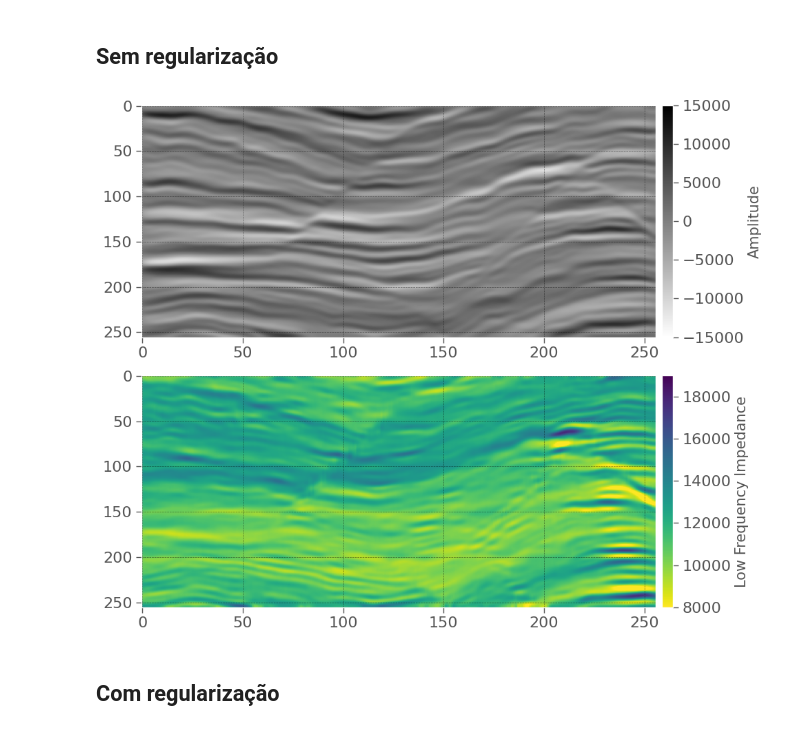
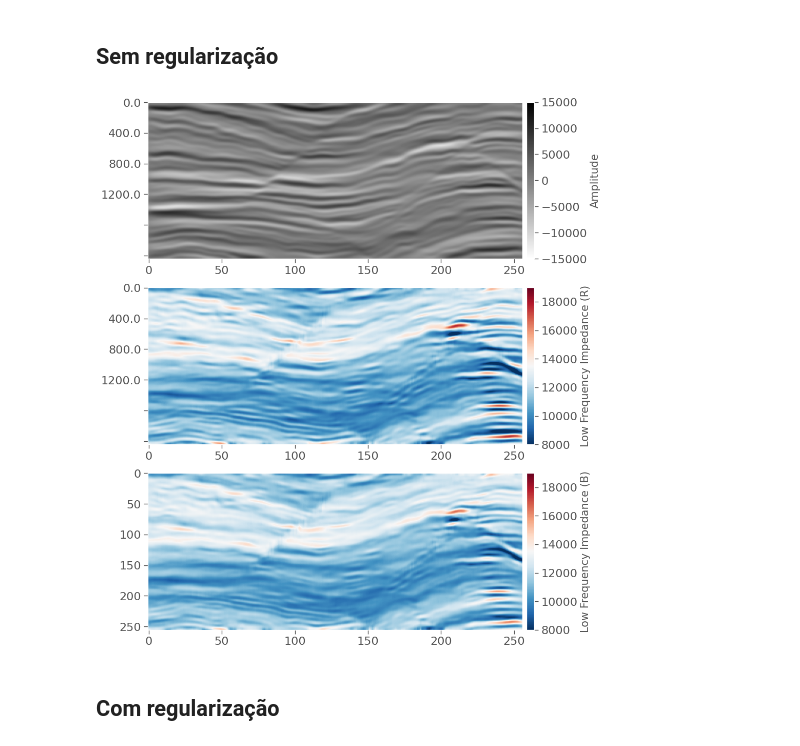
Before and after one commit to albano-a/inversion_methods_algorithms, a Jupyter notebook: full_section.ipynb, the cells around one changed output. Cells and saved outputs as stored; diff of their text form; code cells hidden in the pictures.

```diff
--- a/full_section.ipynb
+++ b/full_section.ipynb
@@ -270,13 +273,13 @@ inverted_impedance_final = inverted_impedance + imp_background
 # %%
 # Butterworth
 # Placeholder para os resultados da impedância acústica invertida
-inverted_impedance = np.zeros_like(data_imp)
+inverted_impedance_butter = np.zeros_like(data_imp)
 
 # Loop ao longo do eixo y para aplicar a inversão em cada seção de x-z
 for iy in range(ny):
     # Selecionar a seção sísmica e a impedância para a posição atual y
-    seismic_section = data_amp[:, :, iy]
-    impedance_section = imp_background[:, :, iy]
+    seismic_section_b = data_amp[:, :, iy]
+    impedance_section_b = imp_background[:, :, iy]
 
     # Aplicar a inversão usando o operador PPop e os dados de amplitude
     # A inversão poderia ser algo como:
@@ -285,48 +288,64 @@ for iy in range(ny):
     # Aqui, você precisa definir 'algum_algoritmo_de_inversao', que pode ser um solver de mínimos quadrados,
     # ou outro método de inversão oferecido pela biblioteca Pylops ou uma customizada por você.
     # Por exemplo, pode ser algo como:
-    inverted_impedance_section = \
+    inverted_impedance_section_butter = \
         pylops.optimization.leastsquares.normal_equations_inversion(Op=PPop_b,
-                                                                    y = seismic_section.flatten(),
+                                                                    y = seismic_section_b.flatten(),
                                                                     Regs=[],
                                                                     epsI=5e-1, #tikhonov
-                                                                    x0 = impedance_section.flatten(), # modelo inicial
+                                                                    x0 = impedance_section_b.flatten(), # modelo inicial
                                                                     engine='scipy',
                                                                     **dict(maxiter=1000))[0]
 
     # Colocar o resultado de volta no volume 3D de impedâncias
-    inverted_impedance[:, :, iy] = inverted_impedance_section.reshape(nz, nx)
+    inverted_impedance_butter[:, :, iy] = inverted_impedance_section_butter.reshape(nz, nx)
 
-inverted_impedance_final = inverted_impedance + imp_background
+inverted_impedance_final_butter = inverted_impedance_butter + imp_background
 # Somando-se a impedância de baixa frequência com o modelo de baixa
 
 
 # Salvar o resultado da inversão (opcional)
 #np.save('inverted_impedance.npy', inverted_impedance)
 # %%
-plt.figure(figsize=(10,8))
+plt.figure(figsize=(10,11))
 
-plt.subplot(211)
+plt.subplot(311)
 c = plt.imshow(data_amp[150,:,:].T,
            cmap='gray_r',
            aspect='auto',
            vmin=-15000,
            vmax=15000)
+plt.gca().set_yticklabels(plt.gca().get_yticks() * 4)
 plt.colorbar(c, pad=0.01).set_label('Amplitude', size=15)
+plt.grid()
 
-plt.subplot(212)
-c = plt.imshow(inverted_impedance_final[150,:,:].T,
-               cmap='viridis_r',
+
+plt.subplot(312)
+c = plt.imshow(inverted_impedance_final_ricker[150,:,:].T,
+               cmap='RdBu_r',
                aspect='auto',
                vmin=8000,
                vmax=19000
                )
-plt.colorbar(c, pad=0.01).set_label('Low Frequency Impedance', size=15)
+plt.gca().set_yticklabels(plt.gca().get_yticks() * 4)
+plt.colorbar(c, pad=0.01).set_label('Low Frequency Impedance (R)', size=15)
+plt.grid()
+
+plt.subplot(313)
+c = plt.imshow(inverted_impedance_final_butter[150,:,:].T,
+               cmap='RdBu_r',
+               aspect='auto',
+               vmin=8000,
+               vmax=19000
+               )
+# plt.gca().set_yticklabels(plt.gca().get_yticks() * 4)
+plt.grid()
+plt.colorbar(c, pad=0.01).set_label('Low Frequency Impedance (B)', size=15)
 
 plt.tight_layout()
 plt.show()
 # %% [output]
-[figure, old version]
+[figure, new version]
 # %% [markdown]
 ## Com regularização
 # %%
```
Also changed, not shown: parts of 3 cells of this notebook, 1 other file.
